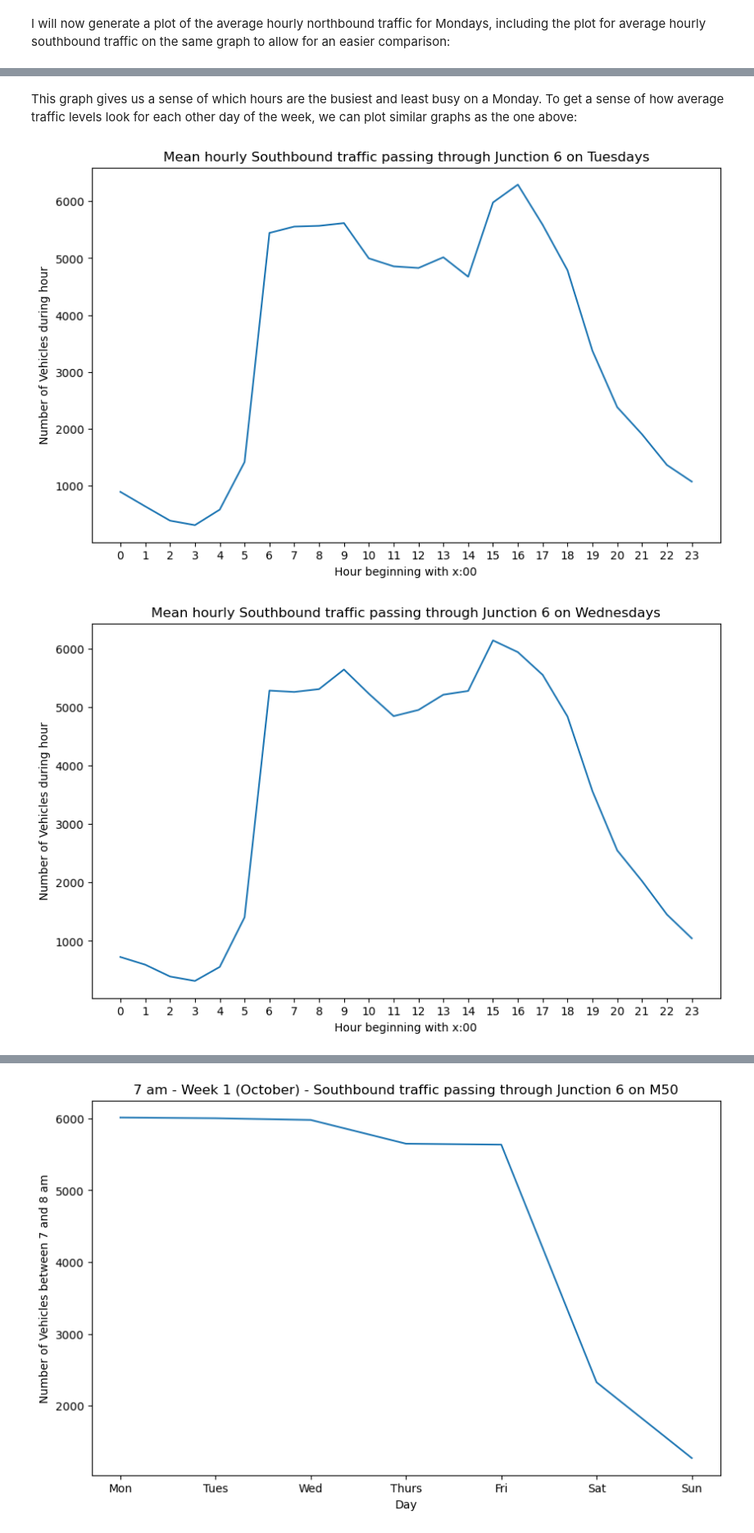
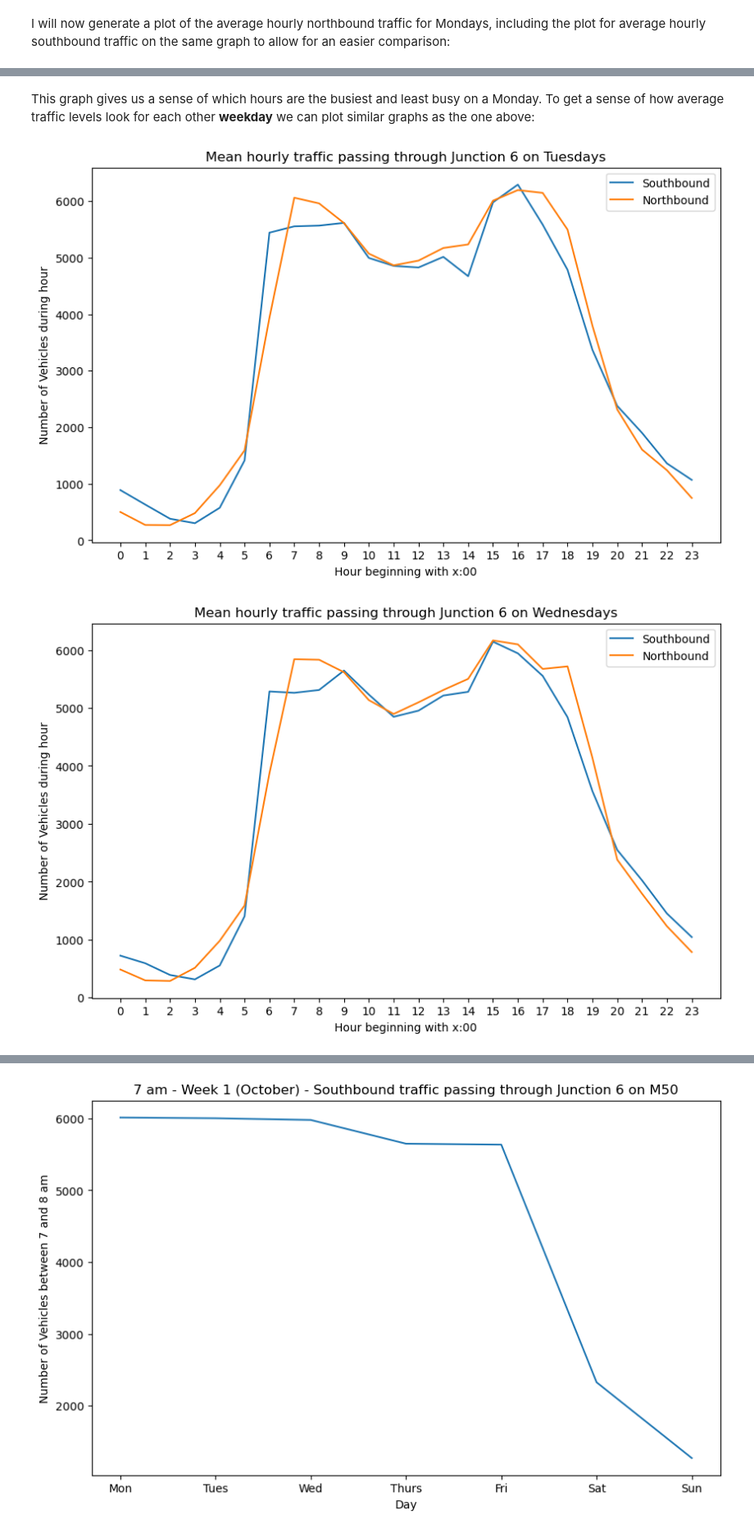
Before and after one commit to jmce22/pfda_project1, a Jupyter notebook: pfda_project1.ipynb, the cells around one changed output, grey strips where cells are left out. Shown at 82% size. Drawn from its saved outputs; the diff is of its cells as text; code cells hidden in the pictures.

Commit message:
created plots for northbound hourly traffic distributions and overlaid them over southbound plots

```diff
--- a/pfda_project1.ipynb
+++ b/pfda_project1.ipynb
@@ -157,5 +157,5 @@ plt.show()
 # %% [markdown]
-This graph gives us a sense of which hours are the busiest and least busy on a Monday. To get a sense of how average traffic levels look for each other day of the week, we can plot similar graphs as the one above:
+This graph gives us a sense of which hours are the busiest and least busy on a Monday. To get a sense of how average traffic levels look for each other **weekday** we can plot similar graphs as the one above:
 # %%
 tuesday = df.loc[df['day'] == 'Tues']
 wednesday = df.loc[df['day'] == 'Wed']
@@ -170,54 +170,53 @@ mean_thurs_s_hourly = thursday.groupby('hour')['southbound'].mean()
 mean_fri_s_hourly = friday.groupby('hour')['southbound'].mean()
 mean_sat_s_hourly = saturday.groupby('hour')['southbound'].mean()
 mean_sun_s_hourly = sunday.groupby('hour')['southbound'].mean()
+
+mean_tues_n_hourly = tuesday.groupby('hour')['northbound'].mean()
+mean_wed_n_hourly = wednesday.groupby('hour')['northbound'].mean()
+mean_thurs_n_hourly = thursday.groupby('hour')['northbound'].mean()
+mean_fri_n_hourly = friday.groupby('hour')['northbound'].mean()
+mean_sat_n_hourly = saturday.groupby('hour')['northbound'].mean()
+mean_sun_n_hourly = sunday.groupby('hour')['northbound'].mean()
 # %%
 plt.figure(figsize=(10,6))
-plt.plot(mean_tues_s_hourly)
+plt.plot(mean_tues_s_hourly, label = 'Southbound')
+plt.plot(mean_tues_n_hourly, label = 'Northbound')
 plt.xlabel('Hour beginning with x:00')
 plt.xticks(np.arange(24))
 plt.ylabel('Number of Vehicles during hour')
-plt.title('Mean hourly Southbound traffic passing through Junction 6 on Tuesdays')
+plt.title('Mean hourly traffic passing through Junction 6 on Tuesdays')
+plt.legend(["Southbound", "Northbound"], loc ="upper right")
 plt.show()
 
 plt.figure(figsize=(10,6))
-plt.plot(mean_wed_s_hourly)
+plt.plot(mean_wed_s_hourly, label = 'Southbound')
+plt.plot(mean_wed_n_hourly, label = 'Northbound')
 plt.xlabel('Hour beginning with x:00')
 plt.xticks(np.arange(24))
 plt.ylabel('Number of Vehicles during hour')
-plt.title('Mean hourly Southbound traffic passing through Junction 6 on Wednesdays')
+plt.title('Mean hourly traffic passing through Junction 6 on Wednesdays')
+plt.legend(["Southbound", "Northbound"], loc ="upper right")
 plt.show()
 
 plt.figure(figsize=(10,6))
-plt.plot(mean_thurs_s_hourly)
+plt.plot(mean_thurs_s_hourly, label = 'Southbound')
+plt.plot(mean_thurs_n_hourly, label = 'Northbound')
 plt.xlabel('Hour beginning with x:00')
 plt.xticks(np.arange(24))
 plt.ylabel('Number of Vehicles during hour')
-plt.title('Mean hourly Southbound traffic passing through Junction 6 on Thursdays')
+plt.title('Mean hourly traffic passing through Junction 6 on Thursdays')
+plt.legend(["Southbound", "Northbound"], loc ="upper right")
 plt.show()
 
 plt.figure(figsize=(10,6))
-plt.plot(mean_fri_s_hourly)
+plt.plot(mean_fri_s_hourly, label = 'Southbound')
+plt.plot(mean_fri_n_hourly, label = 'Northbound')
 plt.xlabel('Hour beginning with x:00')
 plt.xticks(np.arange(24))
 plt.ylabel('Number of Vehicles during hour')
-plt.title('Mean hourly Southbound traffic passing through Junction 6 on Fridays')
+plt.title('Mean hourly traffic passing through Junction 6 on Fridays')
+plt.legend(["Southbound", "Northbound"], loc ="upper right")
 plt.show()
-
-plt.figure(figsize=(10,6))
-plt.plot(mean_sat_s_hourly)
-plt.xlabel('Hour beginning with x:00')
-plt.xticks(np.arange(24))
-plt.ylabel('Number of Vehicles during hour')
-plt.title('Mean hourly Southbound traffic passing through Junction 6 on Saturdays')
-plt.show()
-
-plt.figure(figsize=(10,6))
-plt.plot(mean_sun_s_hourly)
-plt.xlabel('Hour beginning with x:00')
-plt.xticks(np.arange(24))
-plt.ylabel('Number of Vehicles during hour')
-plt.title('Mean hourly Southbound traffic passing through Junction 6 on Sundays')
-plt.show()
 # %% [output]
-[figure, old version]
+[figure, new version]
-[figure, old version]
+[figure, new version]
```
Also changed, not shown: parts of 7 cells of this notebook.
